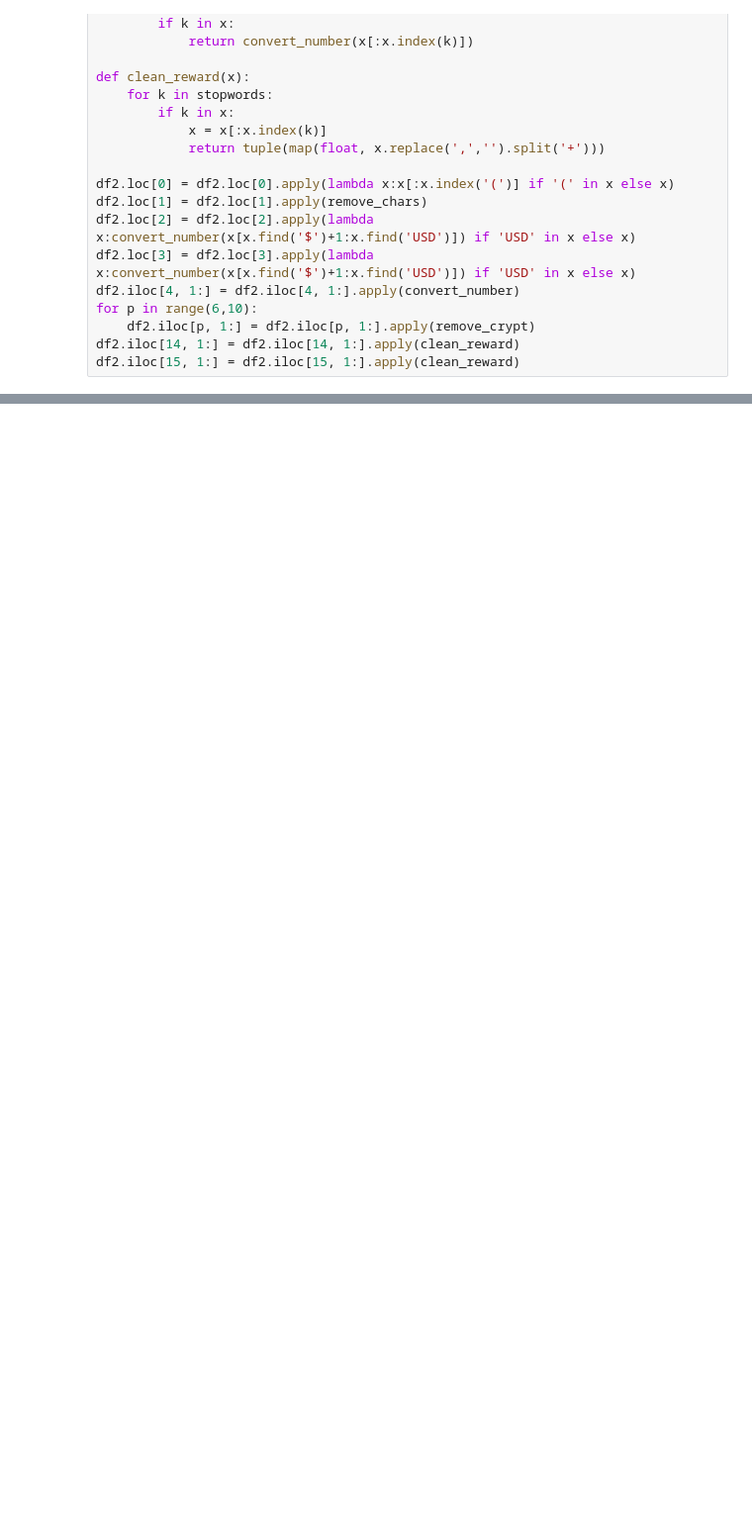
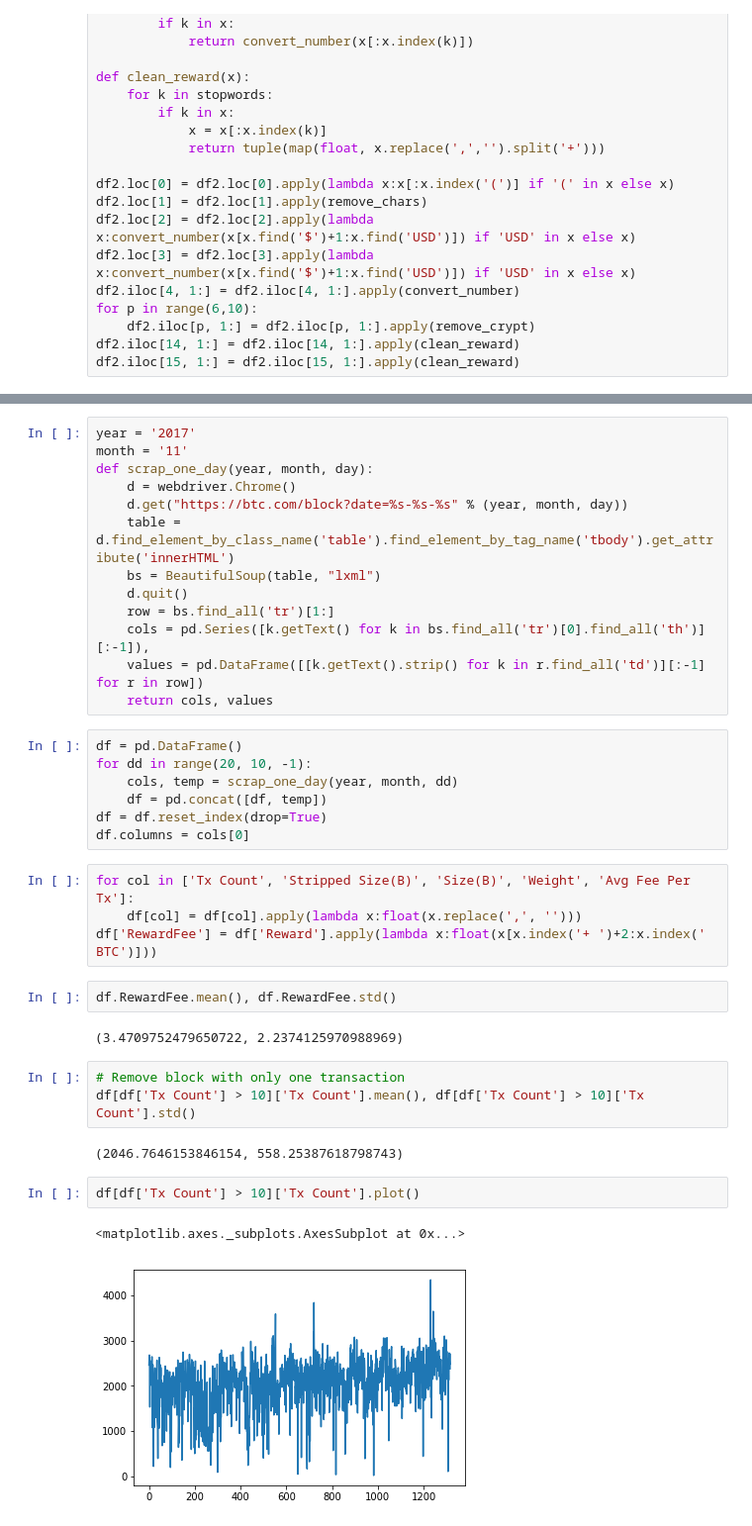
Before and after one commit to alexattia/Math4Business, a Jupyter notebook: Scrapper BitInfoCharts.ipynb, the cells around one changed output, grey strips where cells are left out. Shown: that part at 99% size. Drawn from its saved outputs; the diff is of its cells as text; blank space fills up the shorter version.

Commit message:
Scrapping BTC.com : info for each block

```diff
--- a/Scrapper BitInfoCharts.ipynb
+++ b/Scrapper BitInfoCharts.ipynb
@@ -82,0 +86,38 @@ df2.head(20)
+# %%
+year = '2017'
+month = '11'
+def scrap_one_day(year, month, day):
+    d = webdriver.Chrome()
+    d.get("https://btc.com/block?date=%s-%s-%s" % (year, month, day))
+    table = d.find_element_by_class_name('table').find_element_by_tag_name('tbody').get_attribute('innerHTML')
+    bs = BeautifulSoup(table, "lxml")
+    d.quit()
+    row = bs.find_all('tr')[1:]
+    cols = pd.Series([k.getText() for k in bs.find_all('tr')[0].find_all('th')][:-1]),
+    values = pd.DataFrame([[k.getText().strip() for k in r.find_all('td')][:-1] for r in row])
+    return cols, values
+# %%
+df = pd.DataFrame()
+for dd in range(20, 10, -1):
+    cols, temp = scrap_one_day(year, month, dd)
+    df = pd.concat([df, temp])
+df = df.reset_index(drop=True)
+df.columns = cols[0]
+# %%
+for col in ['Tx Count', 'Stripped Size(B)', 'Size(B)', 'Weight', 'Avg Fee Per Tx']:
+    df[col] = df[col].apply(lambda x:float(x.replace(',', '')))
+df['RewardFee'] = df['Reward'].apply(lambda x:float(x[x.index('+ ')+2:x.index(' BTC')]))
+# %%
+df.RewardFee.mean(), df.RewardFee.std()
+# %% [output]
+(3.4709752479650722, 2.2374125970988969)
+# %%
+# Remove block with only one transaction
+df[df['Tx Count'] > 10]['Tx Count'].mean(), df[df['Tx Count'] > 10]['Tx Count'].std()
+# %% [output]
+(2046.7646153846154, 558.25387618798743)
+# %%
+df[df['Tx Count'] > 10]['Tx Count'].plot()
+# %% [output]
+<matplotlib.axes._subplots.AxesSubplot at 0x...>
+[figure, added]
```
Also changed, not shown: parts of 6 cells of this notebook.
